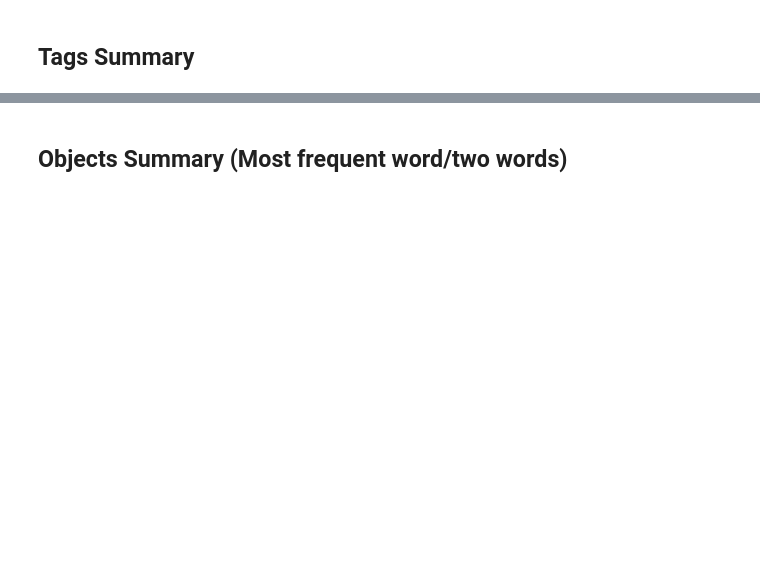
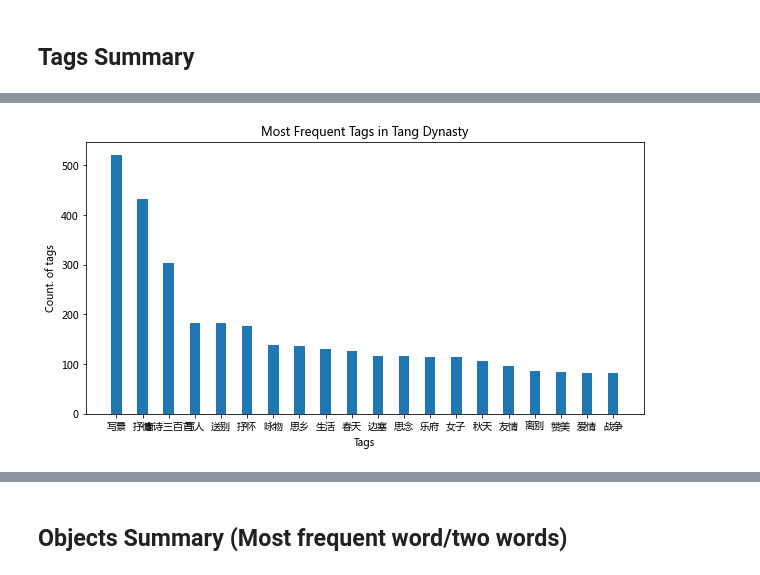
Before and after one commit to yangf6/chinese-poem-explore, a Jupyter notebook: Load_Data.ipynb, the cells around one changed output, grey strips where cells are left out. Saved outputs shown, nothing was run; the diff lists cells and outputs as text; code cells hidden in the pictures; blank space fills up the shorter version.

```diff
--- a/Load_Data.ipynb
+++ b/Load_Data.ipynb
@@ -147,2 +237,5 @@ plt.show()
 # %% [markdown]
 ## Tags Summary
+# %%
+flatten_tags= poems_df.explode('tags_list')
+group_by_dynasty = flatten_tags.groupby('dynasty').describe()
@@ -148,0 +280,19 @@ plt.show()
+# %%
+tang_dynasty_tags = flatten_tags[flatten_tags['dynasty']=='唐代'].groupby('tags_list').count()
+tang_dynasty_tags = tang_dynasty_tags.sort_values(by=['title'],ascending=False)
+# creating the dataset
+tags = list(tang_dynasty_tags.index)[:20]
+tags_count = list(tang_dynasty_tags.title)[:20]
+
+fig = plt.figure(figsize = (10, 5))
+
+# creating the bar plot
+plt.bar(tags, tags_count,
+        width = 0.4)
+
+plt.xlabel("Tags")
+plt.ylabel("Count. of tags")
+plt.title("Most Frequent Tags in Tang Dynasty")
+plt.show()
+# %% [output]
+[figure, added]
```
Also changed, not shown: parts of 26 cells of this notebook.
